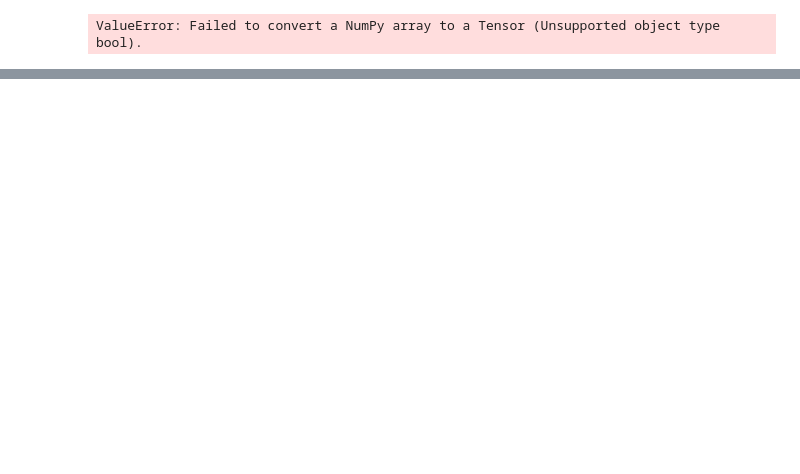
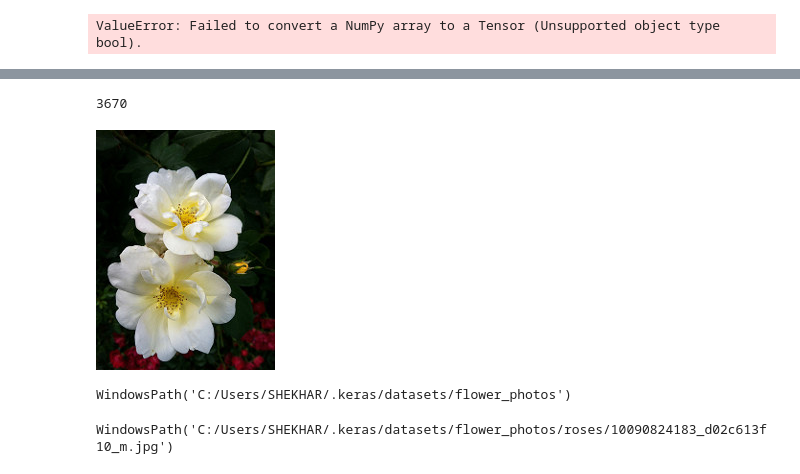
Before and after one commit to shekharbiswas/Multi-CNN, a Jupyter notebook: test.ipynb, the cells around one changed output, grey strips where cells are left out. Cells and saved outputs as stored; diff of their text form; code cells hidden in the pictures; blank space fills up the shorter version.

```diff
--- a/test.ipynb
+++ b/test.ipynb
@@ -166,0 +234,6 @@ ValueError: Failed to convert a NumPy array to a Tensor (Unsupported object type
+# %%
+import pathlib
+
+dataset_url = "https://storage.googleapis.com/download.tensorflow.org/example_images/flower_photos.tgz"
+data_dir = tf.keras.utils.get_file('flower_photos.tar', origin=dataset_url, extract=True)
+data_dir = pathlib.Path(data_dir).with_suffix('')
@@ -166,0 +243,18 @@ ValueError: Failed to convert a NumPy array to a Tensor (Unsupported object type
+# %%
+image_count = len(list(data_dir.glob('*/*.jpg')))
+print(image_count)
+# %% [output]
+3670
+# %%
+roses = list(data_dir.glob('roses/*'))
+PIL.Image.open(str(roses[0]))
+# %% [output]
+[figure, added]
+# %%
+data_dir
+# %% [output]
+WindowsPath('C:/Users/SHEKHAR/.keras/datasets/flower_photos')
+# %%
+roses[0]
+# %% [output]
+WindowsPath('C:/Users/SHEKHAR/.keras/datasets/flower_photos/roses/10090824183_d02c613f10_m.jpg')
```
Also changed, not shown: parts of 8 cells of this notebook.
